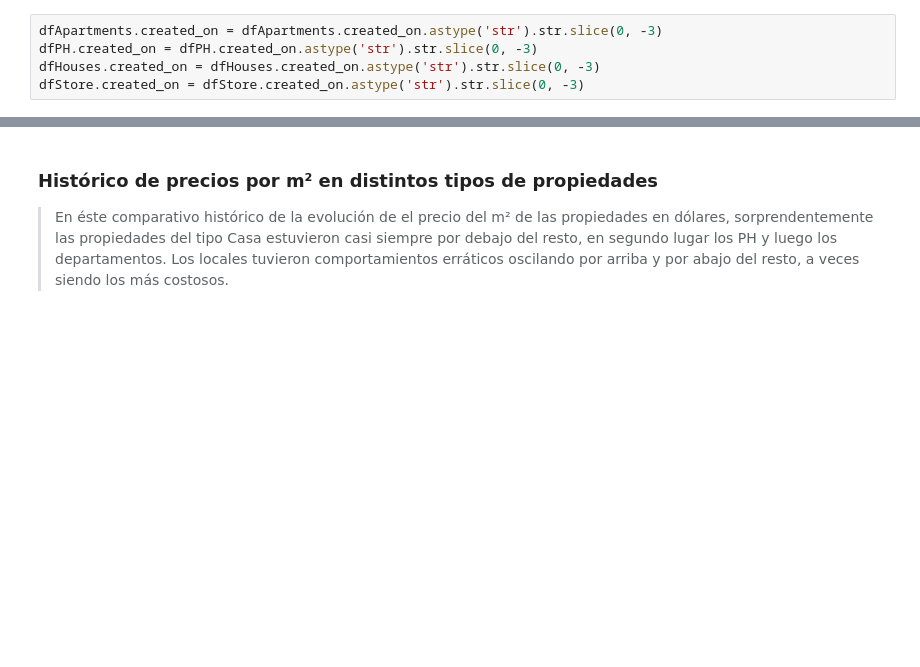
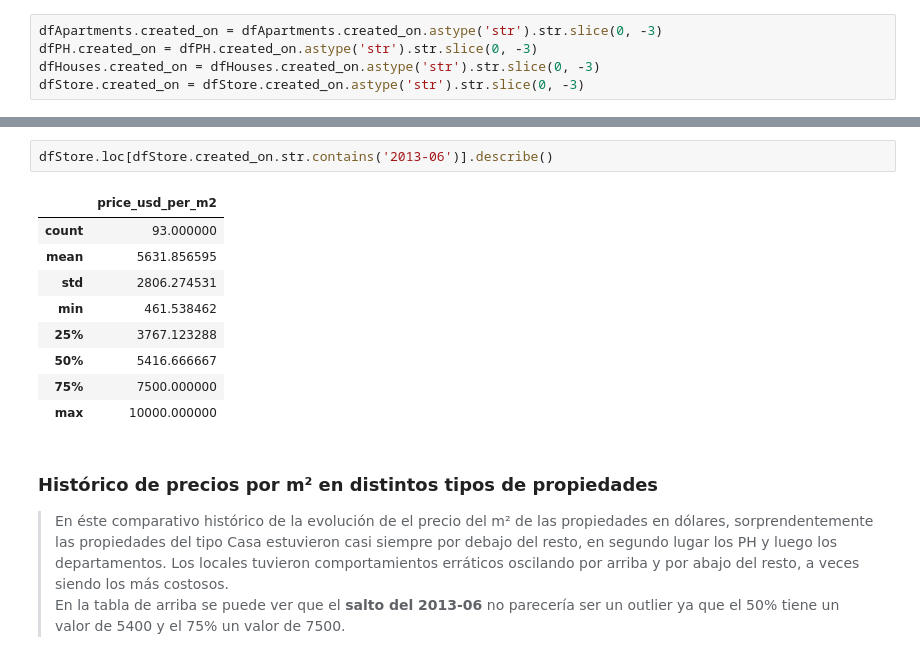
Before and after one commit to fpenovi/BArealEstatePricing, a Jupyter notebook: notebooks/00 - Hello_TP.ipynb, the cells around one changed output, grey strips where cells are left out. Cells and saved outputs as stored; diff of their text form; blank space fills up the shorter version.

```diff
--- a/notebooks/00 - Hello_TP.ipynb
+++ b/notebooks/00 - Hello_TP.ipynb
@@ -493,3 +526,16 @@ for line in ax.get_lines() :
+# %%
+dfStore.loc[dfStore.created_on.str.contains('2013-06')].describe()
+# %% [output]
+|  | price_usd_per_m2 |
+| count | 93.000000 |
+| mean | 5631.856595 |
+| std | 2806.274531 |
+| min | 461.538462 |
+| 25% | 3767.123288 |
+| 50% | 5416.666667 |
+| 75% | 7500.000000 |
+| max | 10000.000000 |
 # %% [markdown]
 ### Histórico de precios por m² en distintos tipos de propiedades
 >En éste comparativo histórico de la evolución de el precio del m² de las propiedades en dólares, sorprendentemente las propiedades del tipo Casa estuvieron casi siempre por debajo del resto, en segundo lugar los PH y luego los departamentos. Los locales tuvieron comportamientos erráticos oscilando por arriba y por abajo del resto, a veces siendo los más costosos.
+<br>En la tabla de arriba se puede ver que el **salto del 2013-06** no parecería ser un outlier ya que el 50% tiene un valor de 5400 y el 75% un valor de 7500.
```
Also changed, not shown: parts of 8 cells of this notebook.
